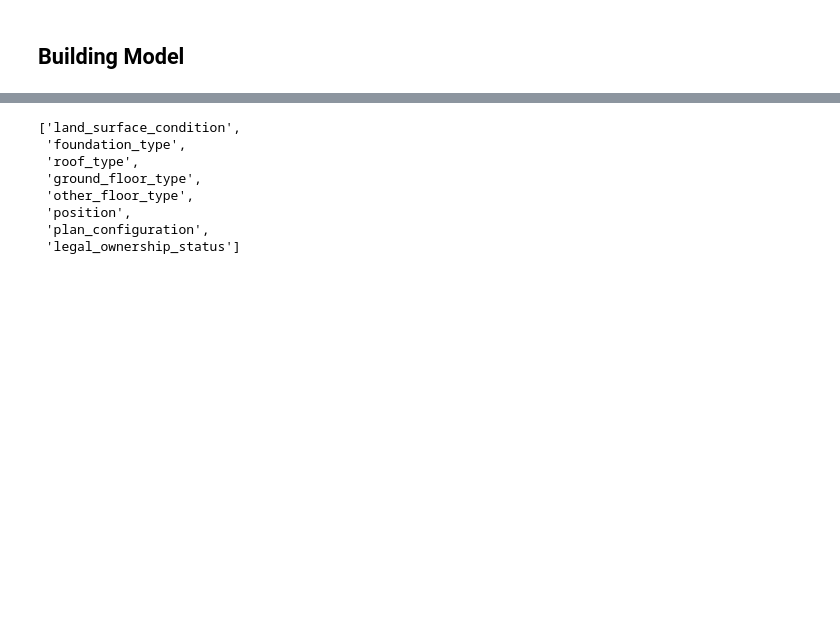
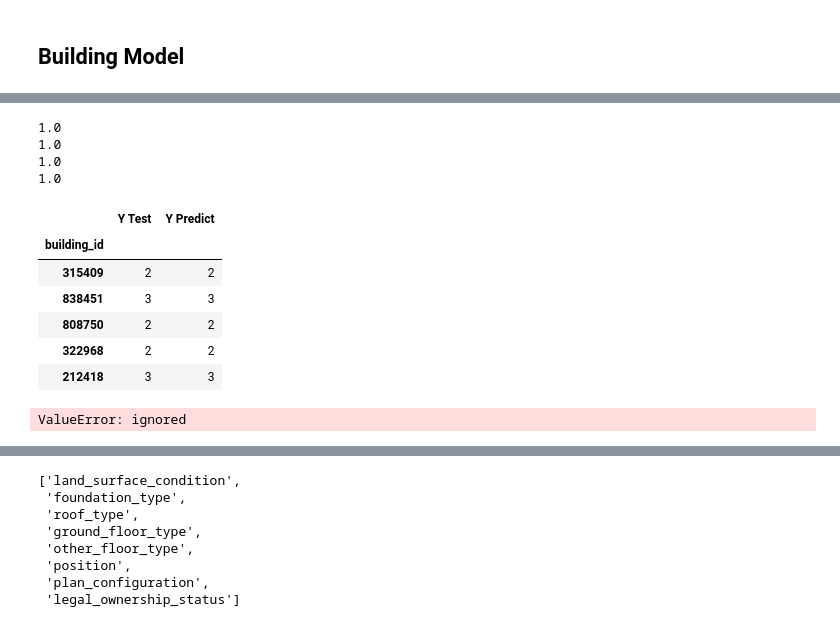
Before and after one commit to ReynaraEzra/Richter-Earthquake-Prediction, a Jupyter notebook: Richter_Prediction_Part2.ipynb, the cells around one changed output, grey strips where cells are left out. Drawn from its saved outputs; the diff is of its cells as text; code cells hidden in the pictures; blank space fills up the shorter version.

```diff
--- a/Richter_Prediction_Part2.ipynb
+++ b/Richter_Prediction_Part2.ipynb
@@ -216,4 +216,5 @@ scaled_col = ['geo_level_1_id', 'geo_level_2_id', 'geo_level_3_id', 'count_floor
 feature_scaled = scaled_df[scaled_col]
 feature_scaled = standar_scaler.fit_transform(feature_scaled)
 scaled_df[scaled_col] = feature_scaled
+data = scaled_df.copy()
 # %%
@@ -229,5 +230,5 @@ scaled_df.head()
 # %% [markdown]
 ## **Building Model**
 # %%
-y = scaled_df['damage_grade']
-X = scaled_df[list(df_num.columns)+list(chi2_greater100.index)]
+y = data['damage_grade']
+X = data[list(df_num.columns)+list(chi2_greater100.index)]
@@ -249,0 +256,3 @@ Name: damage_grade, Length: 260601, dtype: int64
+# %%
+X_train, X_test, y_train, y_test = train_test_split(X, y, test_size=0.2, random_state=42)
+X_train.shape, X_test.shape, y_train.shape, y_test.shape
@@ -249,0 +280,5 @@ Name: damage_grade, Length: 260601, dtype: int64
+# %%
+model_1 = RandomForestClassifier()
+model_1.fit(X_train, y_train)
+
+pred = model_1.predict(X_test)
@@ -249,0 +303,44 @@ Name: damage_grade, Length: 260601, dtype: int64
+# %%
+#accuracy_score(y_train, pred)
+print(accuracy_score(y_test, pred))
+print(recall_score(y_test, pred, average='micro'))
+print(precision_score(y_test, pred, average='micro'))
+print(f1_score(y_test, pred, average='micro'))
+# %% [output]
+1.0
+1.0
+1.0
+1.0
+# %%
+nyoba = pd.DataFrame()
+nyoba['Y Test'] = y_test
+nyoba['Y Predict'] = pred
+nyoba.head()
+# %% [output]
+|  | Y Test | Y Predict |
+| building_id |  |  |
+| 315409 | 2 | 2 |
+| 838451 | 3 | 3 |
+| 808750 | 2 | 2 |
+| 322968 | 2 | 2 |
+| 212418 | 3 | 3 |
+# %%
+for name, model in models:
+    model.fit(X_train, y_train)
+    y_pred = model.predict(X_test)
+
+    #score_acc_train = accuracy_score(y_train, y_pred)
+    score_acc = accuracy_score(y_test, y_pred)
+    score_recall = recall_score(y_test, y_pred)
+    score_precision = precision_score(y_test, y_pred)
+    score_f1 = f1_score(y_test, y_pred, average='micro')
+
+    names.append(name)
+    training_acc.append(score_acc_train)
+    testing_acc.append(score_acc)
+    accuracy.append(score_acc)
+    recall.append(score_recall)
+    precision.append(score_precision)
+    f1.append(score_f1)
+# %% [output]
+ValueError: ignored
```
Also changed, not shown: parts of 8 cells of this notebook.
